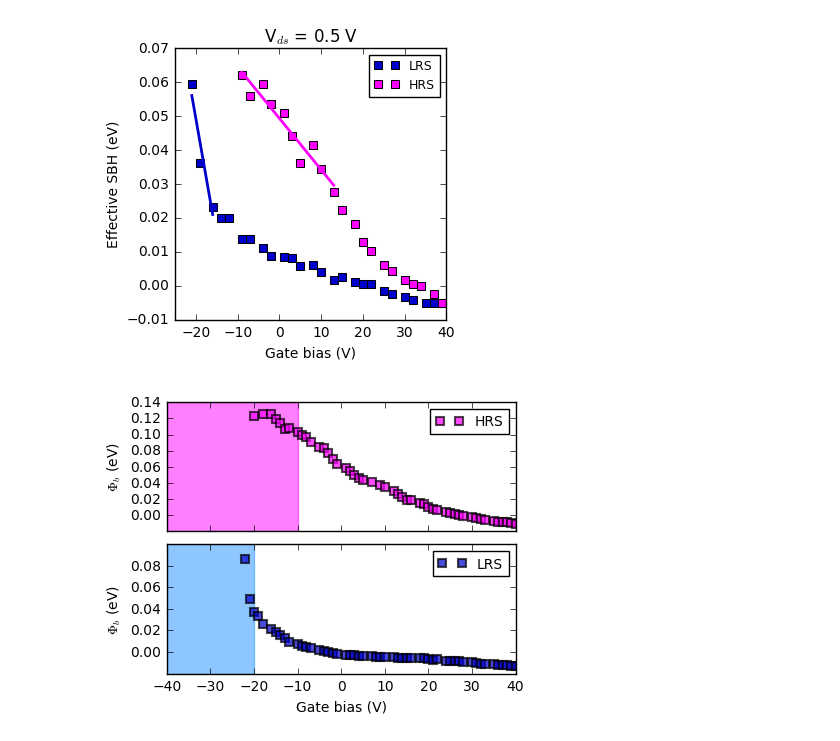
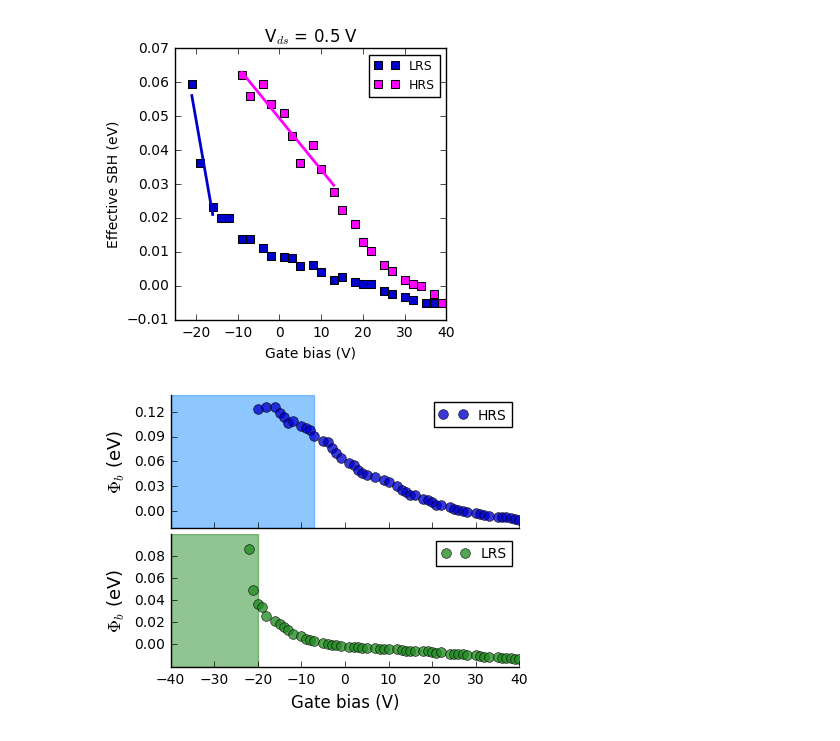
Before and after one commit to molydisulfide/Memristor, a Jupyter notebook: Comparative_analysis.ipynb, the cells around one changed output. Saved outputs shown, nothing was run; the diff lists cells and outputs as text; code cells hidden in the pictures.

```diff
--- a/Comparative_analysis.ipynb
+++ b/Comparative_analysis.ipynb
@@ -200,0 +201,13 @@ plt.show()
+# %%
+gate_200 = []
+HRS_200 = []
+LRS_200 = []
+
+
+
+with open('gates_200K.txt','r') as csvfile:
+    plots = csv.reader(csvfile, delimiter='\t')
+    for row in plots:
+        gate_200.append(float(row[0]))
+        HRS_200.append(float(row[1]))
+        LRS_200.append(float(row[2]))
@@ -902,43 +1151,50 @@ fig = plt.figure(figsize=(4.5,3.5))
 
 fig.canvas.draw()
 
 ax1 = fig.add_subplot(212)
-ax1.plot(V_fb_LRS_1V,SBH_LRS_1V, 's', ms=6, color = 'r', ls = 'none', lw=2, alpha=0.7, mfc='mediumblue', dash_capstyle = 'butt', mew = '1.5',
-              label = 'LRS' )
+ax1.plot(V_fb_LRS_1V,SBH_LRS_1V, 'o', ms=7,  alpha=0.78, mfc='forestgreen', dash_capstyle = 'butt',
+         mew = '0.5', label = 'LRS' )
 ax2 = fig.add_subplot(211)
-ax2.plot(V_fb_HRS_1V,SBH_HRS_1V, 's', ms=6, color = 'b', ls = 'none', lw=2, alpha=0.7, mfc='magenta',
-         mew = '1.5', label = 'HRS' )
+ax2.plot(V_fb_HRS_1V,SBH_HRS_1V, 'o', ms=7,  alpha=0.78, mfc='mediumblue',
+         mew = '0.5', label = 'HRS' )
 
-ax1.set_xlabel('Gate bias (V)', fontsize = 10)
-ax2.set_ylabel('$\Phi_{b}$ (eV)', fontsize = 10)
-ax1.set_ylabel('$\Phi_{b}$ (eV)', fontsize = 10)
+ax1.set_xlabel('Gate bias (V)', fontsize = 12)
+ax2.set_ylabel('$\Phi_{b}$ (eV)', fontsize = 13)
+ax1.set_ylabel('$\Phi_{b}$ (eV)', fontsize = 13)
 plt.grid('off')
 
 plt.setp(ax1.get_yticklabels(), visible=True, fontsize = 10)
 plt.setp(ax2.get_yticklabels(), visible=True, fontsize = 10)
 plt.setp(ax2.get_xticklabels(), visible=False, fontsize = 10)
 plt.setp(ax1.get_xticklabels(), visible=True, fontsize = 10)
 
 plt.setp(ax1.set_xlim([-40,40]))
 plt.setp(ax2.set_xlim([-40,40]))
 #plt.setp(ax1.set_ylim([-60,75]))
 #plt.setp(ax2.set_ylim([0,40]))
-ax1.axvspan(-40, -20, color='dodgerblue', alpha=0.5)
-ax2.axvspan(-40, -10 , color='magenta', alpha=0.5)
+ax1.axvspan(-40, -20, color='forestgreen', alpha=0.5)
+ax2.axvspan(-40, -7 , color='dodgerblue', alpha=0.5)
 
-fig.subplots_adjust(hspace=0.1)
+fig.subplots_adjust(hspace=0.05)
 
 ax1.legend(loc='upper right',ncol = 4, fontsize = 10)
 ax2.legend(loc='upper right',ncol = 4, fontsize = 10)
-
+ax2.spines['right'].set_visible(False)
+ax2.spines['top'].set_visible(False)
+ax2.xaxis.set_ticks_position('bottom')
+ax2.yaxis.set_ticks_position('left')
+ax1.spines['right'].set_visible(False)
+ax1.spines['top'].set_visible(False)
+ax1.xaxis.set_ticks_position('bottom')
+ax1.yaxis.set_ticks_position('left')
 
 major_ticks_1 = np.arange(0, 0.1, 0.02)
 ax1.set_yticks(major_ticks_1)
-major_ticks_2 = np.arange(0, 0.14, 0.02)
+major_ticks_2 = np.arange(0, 0.14, 0.03)
 ax2.set_yticks(major_ticks_2)
 
 plt.savefig("SBHs_Vds_1V.png",bbox_inches='tight', dpi = 300)
 
 plt.show()
 # %% [output]
-[figure, old version]
+[figure, new version]
```
Also changed, not shown: parts of 34 cells of this notebook, 2 other files.
